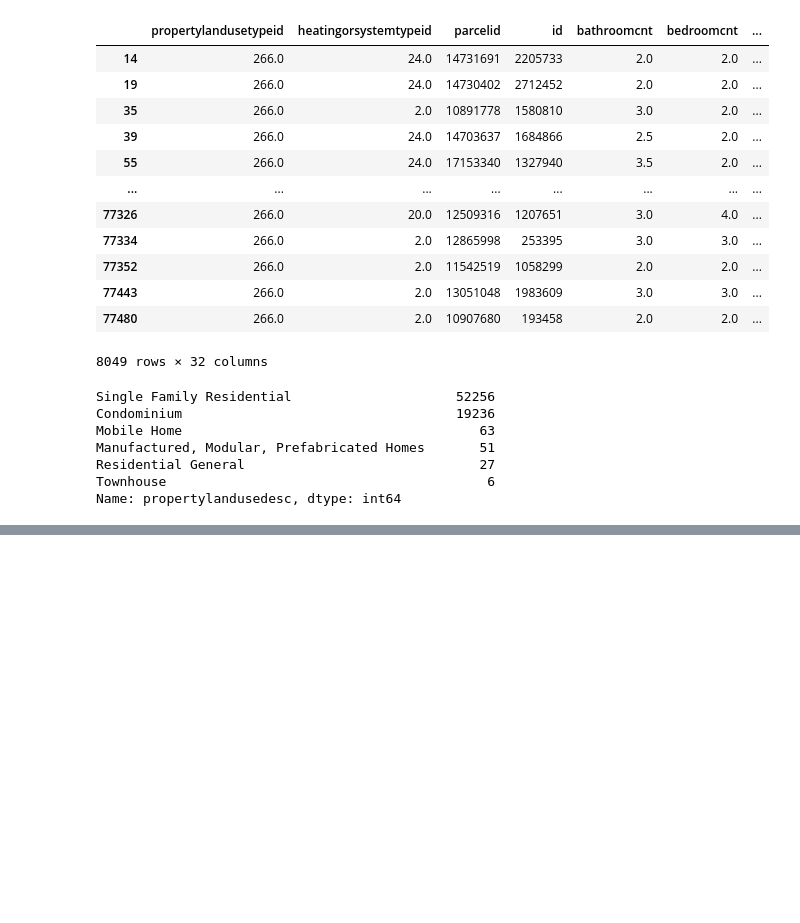
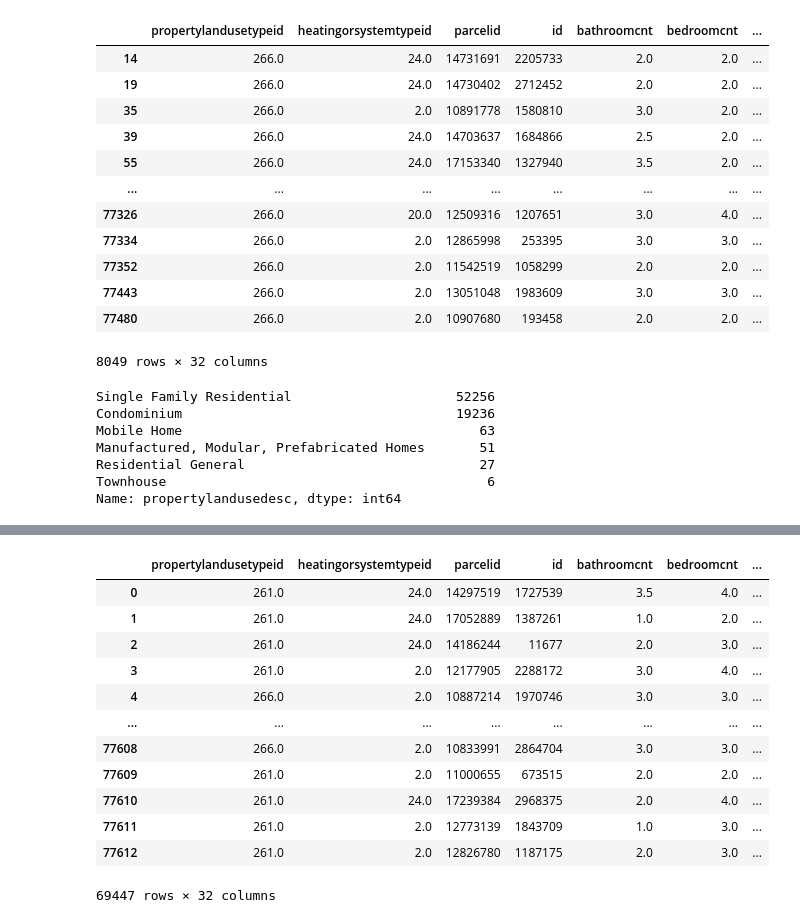
Before and after one commit to Brian-ONeil/clustering-exercises, a Jupyter notebook: zillow.ipynb, the cells around one changed output, grey strips where cells are left out. Cells and saved outputs as stored; diff of their text form; code cells hidden in the pictures; blank space fills up the shorter version.

```diff
--- a/zillow.ipynb
+++ b/zillow.ipynb
@@ -285 +406,18 @@ def wrangle_zillow(df):
     return df
+# %%
+#show the function works
+wra.wrangle_zillow(df)
+# %% [output]
+|  | propertylandusetypeid | heatingorsystemtypeid | parcelid | id | bathroomcnt | bedroomcnt | ... |
+| 0 | 261.0 | 24.0 | 14297519 | 1727539 | 3.5 | 4.0 | ... |
+| 1 | 261.0 | 24.0 | 17052889 | 1387261 | 1.0 | 2.0 | ... |
+| 2 | 261.0 | 24.0 | 14186244 | 11677 | 2.0 | 3.0 | ... |
+| 3 | 261.0 | 2.0 | 12177905 | 2288172 | 3.0 | 4.0 | ... |
+| 4 | 266.0 | 2.0 | 10887214 | 1970746 | 3.0 | 3.0 | ... |
+| ... | ... | ... | ... | ... | ... | ... | ... |
+| 77608 | 266.0 | 2.0 | 10833991 | 2864704 | 3.0 | 3.0 | ... |
+| 77609 | 261.0 | 2.0 | 11000655 | 673515 | 2.0 | 2.0 | ... |
+| 77610 | 261.0 | 24.0 | 17239384 | 2968375 | 2.0 | 4.0 | ... |
+| 77611 | 261.0 | 2.0 | 12773139 | 1843709 | 1.0 | 3.0 | ... |
+| 77612 | 261.0 | 2.0 | 12826780 | 1187175 | 2.0 | 3.0 | ... |
+69447 rows × 32 columns
```
Also changed, not shown: parts of 17 cells of this notebook, 4 other files.
